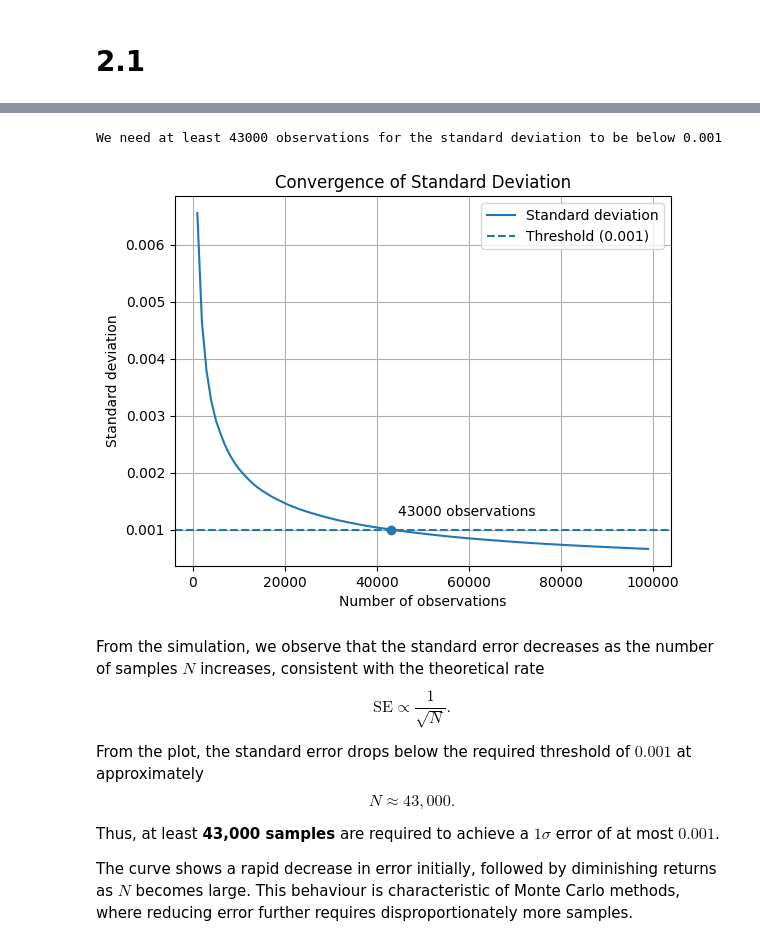
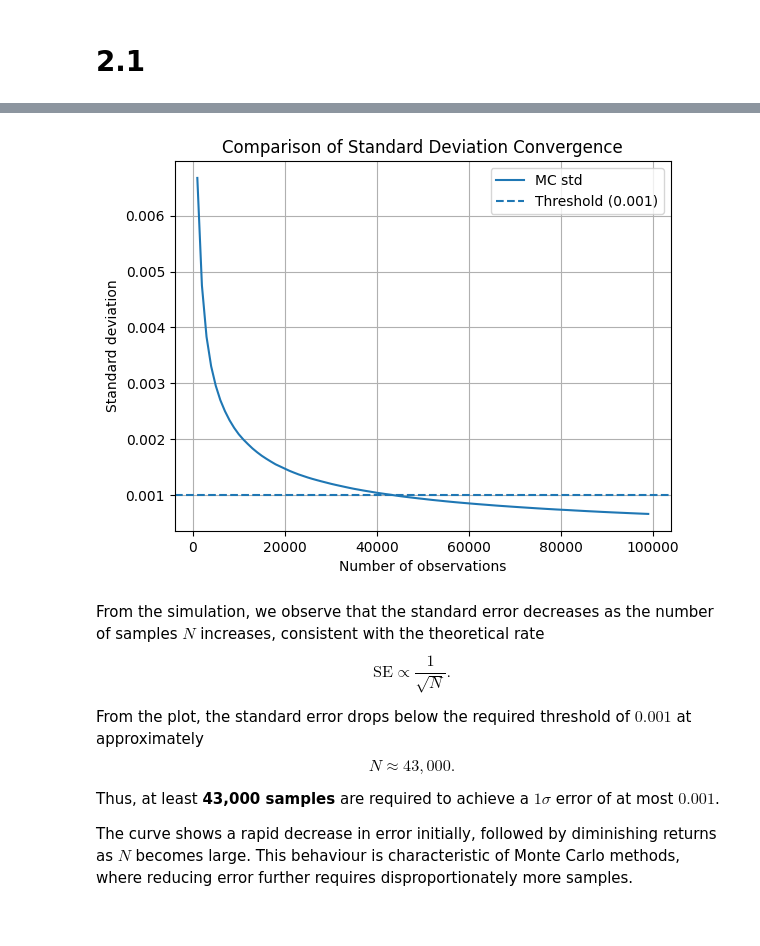
Before and after one commit to math869c/ST463_project, a Jupyter notebook: question_2.ipynb, the cells around one changed output, grey strips where cells are left out. Drawn from its saved outputs; the diff is of its cells as text; code cells hidden in the pictures.

```diff
--- a/question_2.ipynb
+++ b/question_2.ipynb
@@ -14,9 +14,8 @@ where $U$ is a uniform random variable in $(0,1)$.
 1.   Use Monte Carlo integration based on sampling $U$ to estimate $I$ with $1\sigma$ error at most $0.001$. How many samples do you need? (It is not necessary to automate this: trial and error is sufficient.) **[5 Marks]**
 2.   Choose a random variable $Z$ on $(0,1)$ whose density resembles the integrand of $I$ and which you know how to sample efficiently (by inversion method, acceptance-rejection, or a built-in Python function). Estimate $I$ again using importance sampling, i.e. $I = \mathbb{E}[X']$ where $X' = g(Z) f_U(Z)/f_Z(Z)$, with an error of at most 0.001. How many samples did you need this time? Comment on the result. **[10 Marks]**
 # %%
-import numpy as np
-import matplotlib.pyplot as plt
-the_seed = 123
-rng = np.random.default_rng(seed=the_seed)
+# all packages and helper functions (not the directly answering the main question) can be found in helper_functions_1_2_3.py:
+from helper_functions_1_2_3 import *
+from ploting_functions import *
 # %% [markdown]
 # 2.1
@@ -36,48 +35,25 @@ We increase the number of samples $N$ until the estimated standard error is at m
 # %%
-import numpy as np
-import matplotlib.pyplot as plt
-the_seed = 123
-rng = np.random.default_rng(seed=the_seed)
-
 N= 100_000
 U = rng.uniform(size=(N,1))
 
 def g_fct(sample):
     return np.sin(np.pi*sample*(1-sample))
-trans = g_fct(U)
 def MC_est(sample):
+    '''The monte carlo estimate and standard error'''
     return np.mean(sample,axis=0), np.std(sample, axis=0, ddof=1)/np.sqrt(len(sample))
 
 step = int(N/100)
 x_axis = list(range(step,N,step))
 std_list = []
+trans = g_fct(U)
 for i in x_axis:
     std_list.append(MC_est(trans[:i])[1])
+std_dict = {}
+std_dict['MC std'] = np.array(std_list)
-# %%
-plt.figure()
-threshold  = 0.001
-x_axis = np.array(x_axis)
-std_list = np.array(std_list)
-ind = np.where(std_list < threshold)[0][0]
-plt.plot(x_axis, std_list, label="Standard deviation")
-plt.axhline(threshold, linestyle='--', label="Threshold (0.001)")
-plt.scatter(x_axis[ind], std_list[ind])
-plt.annotate(
-    f"{x_axis[ind]} observations",
-    (x_axis[ind], std_list[ind]),
-    textcoords="offset points",
-    xytext=(5,10)
-)
-plt.xlabel("Number of observations")
-plt.ylabel("Standard deviation")
-plt.title("Convergence of Standard Deviation")
-plt.grid(True)
-plt.legend()
-print(f"We need at least {x_axis[ind]} observations for the standard deviation to be below {threshold}")
-plt.show()
-# %% [output]
-We need at least 43000 observations for the standard deviation to be below 0.001
-[figure, removed]
+# %%
+plot_q_2(std_dict, N, step)
+# %% [output]
+[figure, added]
 # %% [markdown]
 From the simulation, we observe that the standard error decreases as the number of samples $N$ increases, consistent with the theoretical rate
 $$
```
Also changed, not shown: parts of 6 cells of this notebook, 5 other files.
